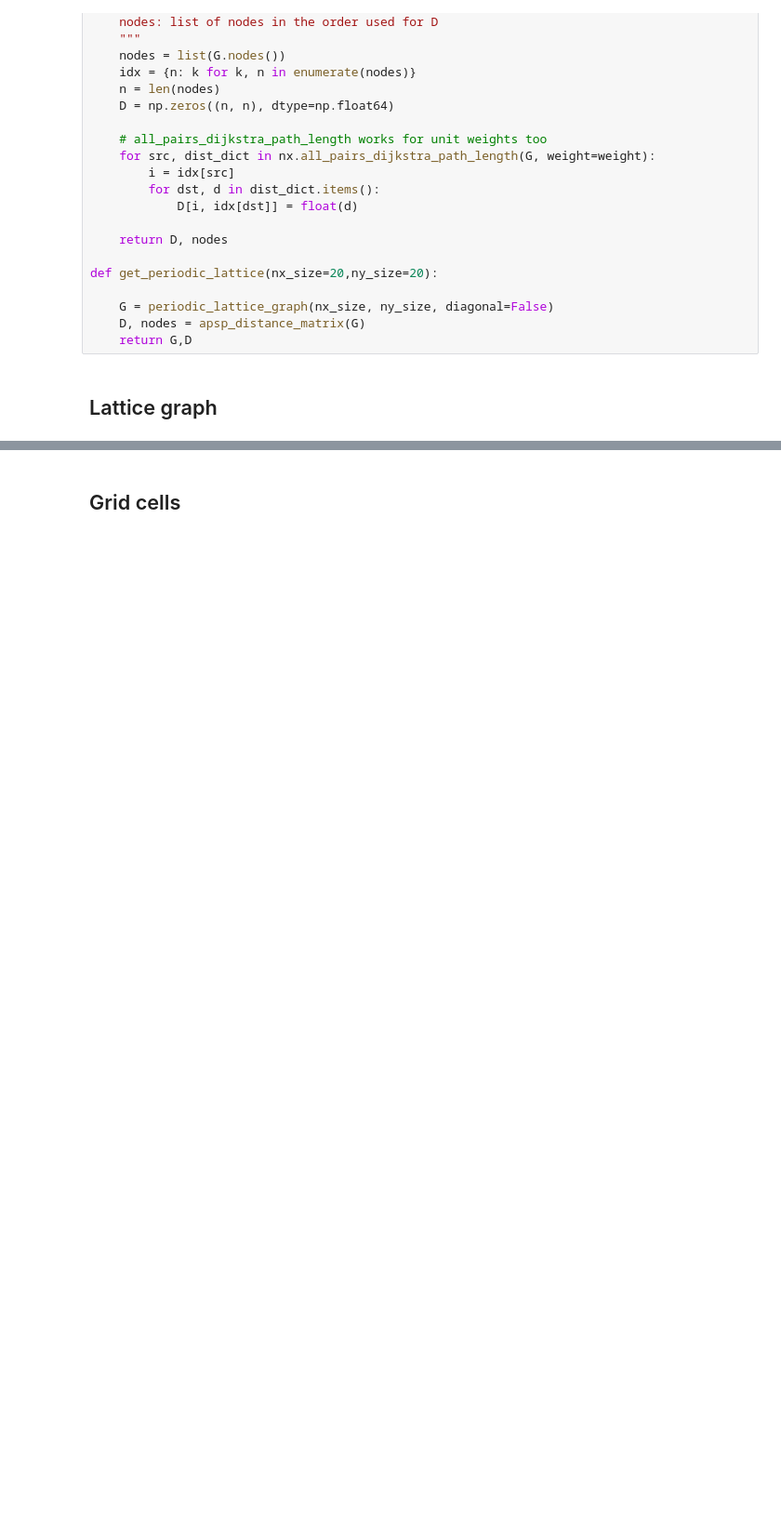
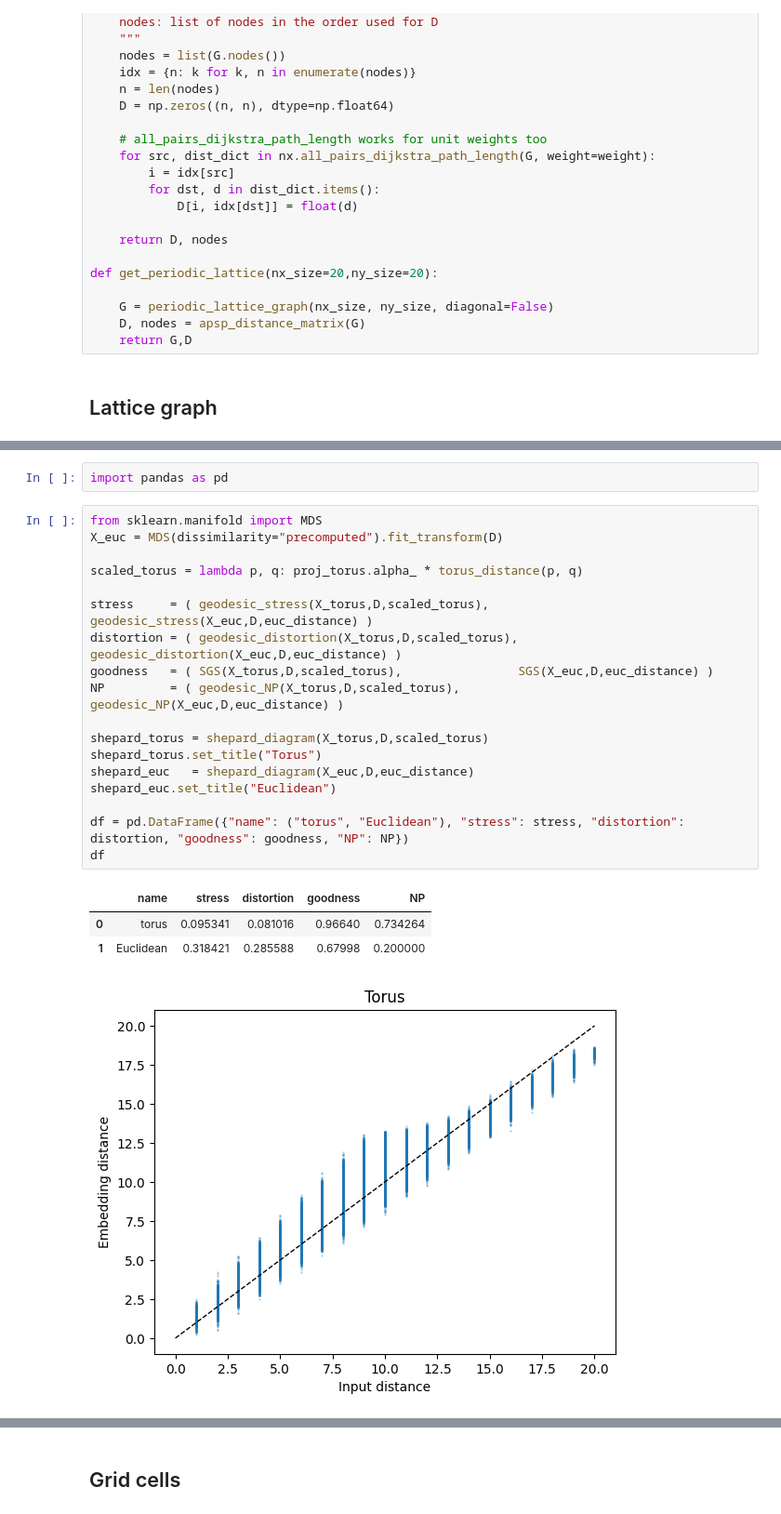
Before and after one commit to JacobLMiller/torus-mds, a Jupyter notebook: examples.ipynb, the cells around one changed output, grey strips where cells are left out. Shown at 93% size. Cells and saved outputs as stored; diff of their text form; blank space fills up the shorter version.

```diff
--- a/examples.ipynb
+++ b/examples.ipynb
@@ -165,0 +313,25 @@ plot_embedding_with_torus_edges(X_torus, G, ax=ax)
+# %%
+import pandas as pd
+# %%
+from sklearn.manifold import MDS
+X_euc = MDS(dissimilarity="precomputed").fit_transform(D)
+
+scaled_torus = lambda p, q: proj_torus.alpha_ * torus_distance(p, q)
+
+stress     = ( geodesic_stress(X_torus,D,scaled_torus),    geodesic_stress(X_euc,D,euc_distance) )
+distortion = ( geodesic_distortion(X_torus,D,scaled_torus), geodesic_distortion(X_euc,D,euc_distance) )
+goodness   = ( SGS(X_torus,D,scaled_torus),                SGS(X_euc,D,euc_distance) )
+NP         = ( geodesic_NP(X_torus,D,scaled_torus),        geodesic_NP(X_euc,D,euc_distance) )
+
+shepard_torus = shepard_diagram(X_torus,D,scaled_torus)
+shepard_torus.set_title("Torus")
+shepard_euc   = shepard_diagram(X_euc,D,euc_distance)
+shepard_euc.set_title("Euclidean")
+
+df = pd.DataFrame({"name": ("torus", "Euclidean"), "stress": stress, "distortion": distortion, "goodness": goodness, "NP": NP})
+df
+# %% [output]
+|  | name | stress | distortion | goodness | NP |
+| 0 | torus | 0.095341 | 0.081016 | 0.96640 | 0.734264 |
+| 1 | Euclidean | 0.318421 | 0.285588 | 0.67998 | 0.200000 |
+[figure, added]
```
Also changed, not shown: parts of 29 cells of this notebook, 1 other file.
